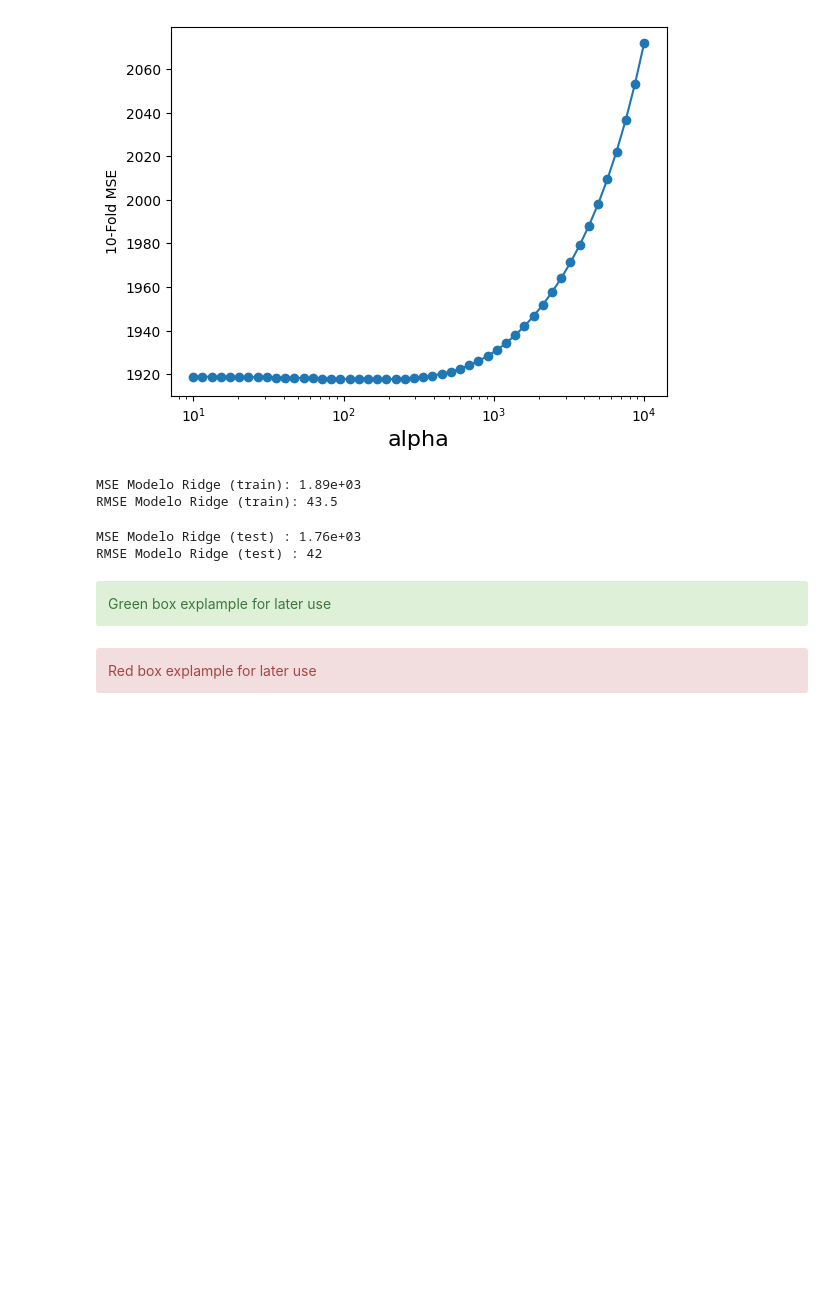
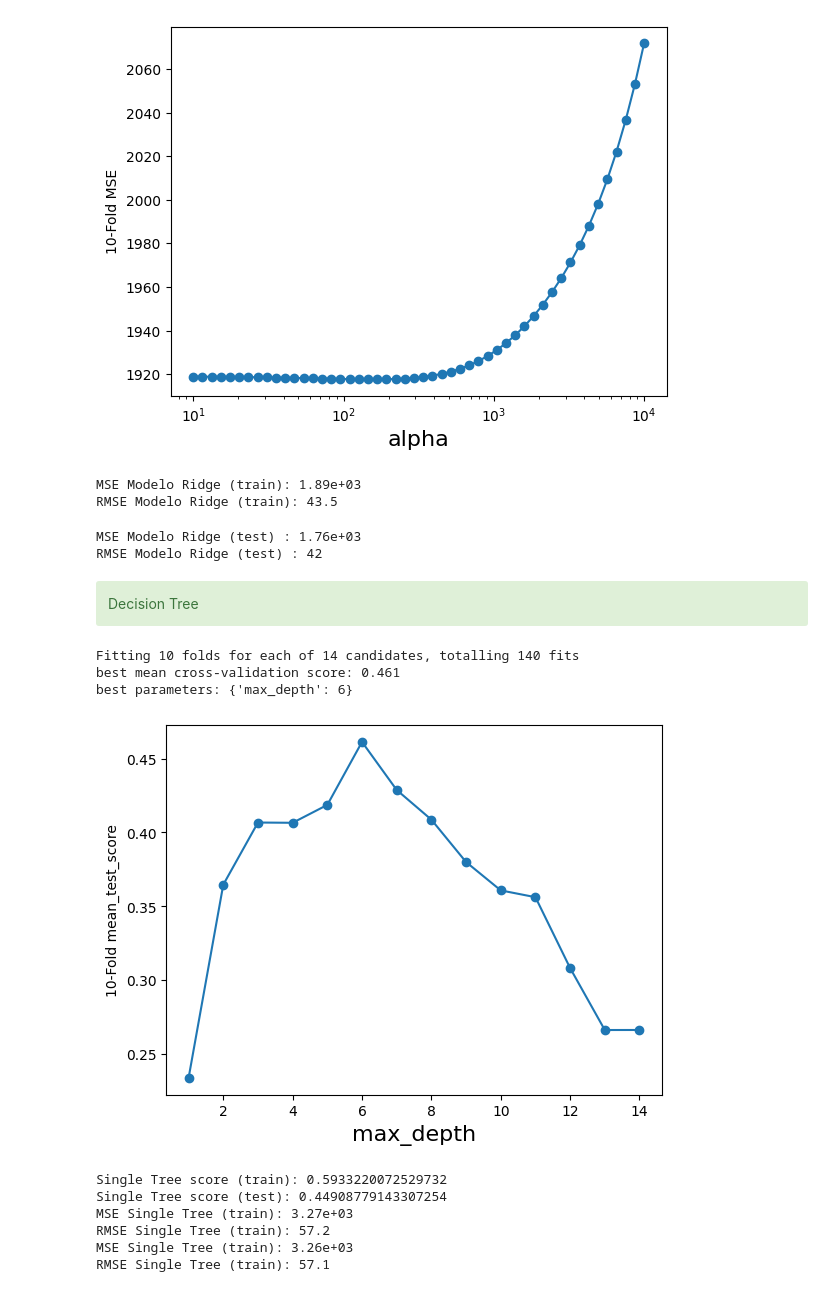
Before and after one commit to bernikrn/machine-learning-practica, a Jupyter notebook: ML_practica.ipynb, the cells around one changed output. Saved outputs shown, nothing was run; the diff lists cells and outputs as text; code cells hidden in the pictures; blank space fills up the shorter version.

```diff
--- a/ML_practica.ipynb
+++ b/ML_practica.ipynb
@@ -340,4 +344,47 @@ RMSE Modelo Ridge (test) : 42
 # %% [markdown]
-<div class="alert alert-block alert-success"> Green box explample for later use </div>
+<div class="alert alert-block alert-success"> Decision Tree </div>
-# %% [markdown]
-<div class="alert alert-block alert-danger"> Red box explample for later use </div>
+# %%
+from sklearn import tree
+from sklearn.tree import DecisionTreeRegressor
+
+maxDepth = range(1,15)
+param_grid = {'max_depth': maxDepth }
+grid = GridSearchCV(DecisionTreeRegressor(random_state=0), param_grid=param_grid, cv = 10, verbose=1)
+grid.fit(X_train, y_train)
+print("best mean cross-validation score: {:.3f}".format(grid.best_score_))
+print("best parameters: {}".format(grid.best_params_))
+
+# plot decide wich deph to use
+scores = np.array(grid.cv_results_['mean_test_score'])
+plt.plot(maxDepth,scores,'-o')
+plt.xlabel('max_depth',fontsize=16)
+plt.ylabel('10-Fold mean_test_score')
+plt.show()
+# %% [output]
+Fitting 10 folds for each of 14 candidates, totalling 140 fits
+best mean cross-validation score: 0.461
+best parameters: {'max_depth': 6}
+[figure, added]
+# %%
+# Use the default max depth
+maxDepthOptimo = grid.best_params_['max_depth']
+treeModel = DecisionTreeRegressor(random_state=0,max_depth=maxDepthOptimo).fit(X_train,y_train)
+print("Single Tree score (train):",treeModel.score(X_train,y_train))
+print("Single Tree score (test):",treeModel.score(X_test,y_test))
+
+ytrainTree = treeModel.predict(XtrainScaled)
+mseTrainModelTree = mean_squared_error(y_train,ytrainTree)
+print('MSE Single Tree (train): %0.3g' % mseTrainModelTree)
+print('RMSE Single Tree (train): %0.3g' % np.sqrt(mseTrainModelTree))
+
+ytestTree = treeModel.predict(XtestScaled)
+mseTestModelTree = mean_squared_error(y_test,ytestTree)
+print('MSE Single Tree (train): %0.3g' % mseTestModelTree)
+print('RMSE Single Tree (train): %0.3g' % np.sqrt(mseTestModelTree))
+# %% [output]
+Single Tree score (train): 0.5933220072529732
+Single Tree score (test): 0.44908779143307254
+MSE Single Tree (train): 3.27e+03
+RMSE Single Tree (train): 57.2
+MSE Single Tree (train): 3.26e+03
+RMSE Single Tree (train): 57.1
```
Also changed, not shown: parts of 18 cells of this notebook.
